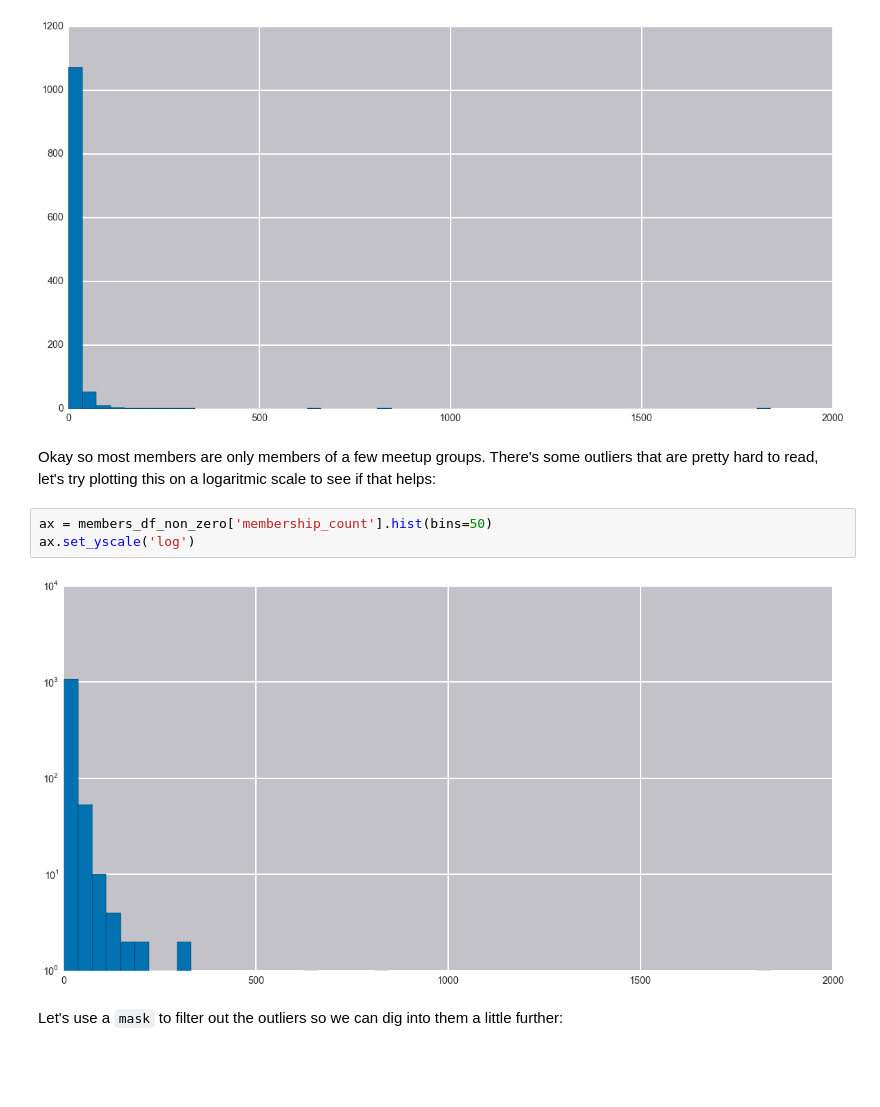
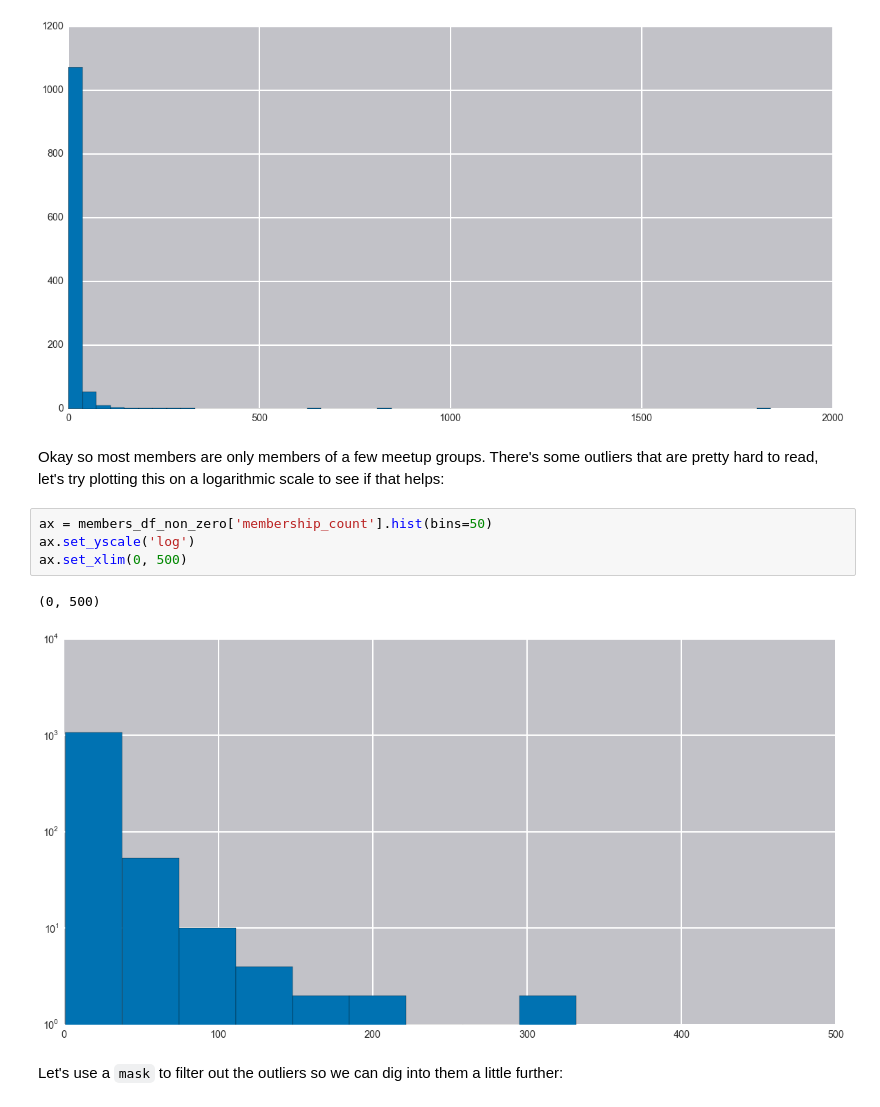
Before and after one commit to starlight7719/daa_philly_2015, a Jupyter notebook: DataPhilly_Analysis.ipynb, the cells around one changed output. Cells and saved outputs as stored; diff of their text form; blank space fills up the shorter version.

Commit message:
Update notebook and add images

```diff
--- a/DataPhilly_Analysis.ipynb
+++ b/DataPhilly_Analysis.ipynb
@@ -303,12 +317,14 @@ members_df_non_zero['membership_count'].hist(bins=50)
 <matplotlib.axes._subplots.AxesSubplot at 0x...>
 [figure]
 # %% [markdown]
-Okay so most members are only members of a few meetup groups. There's some outliers that are pretty hard to read, let's try plotting this on a logaritmic scale to see if that helps:
+Okay so most members are only members of a few meetup groups. There's some outliers that are pretty hard to read, let's try plotting this on a logarithmic scale to see if that helps:
 # %%
 ax = members_df_non_zero['membership_count'].hist(bins=50)
 ax.set_yscale('log')
+ax.set_xlim(0, 500)
 # %% [output]
+(0, 500)
-[figure, old version]
+[figure, new version]
 # %% [markdown]
 Let's use a ``mask`` to filter out the outliers so we can dig into them a little further:
 # %%
```
Also changed, not shown: parts of 20 cells of this notebook, 6 other files.
